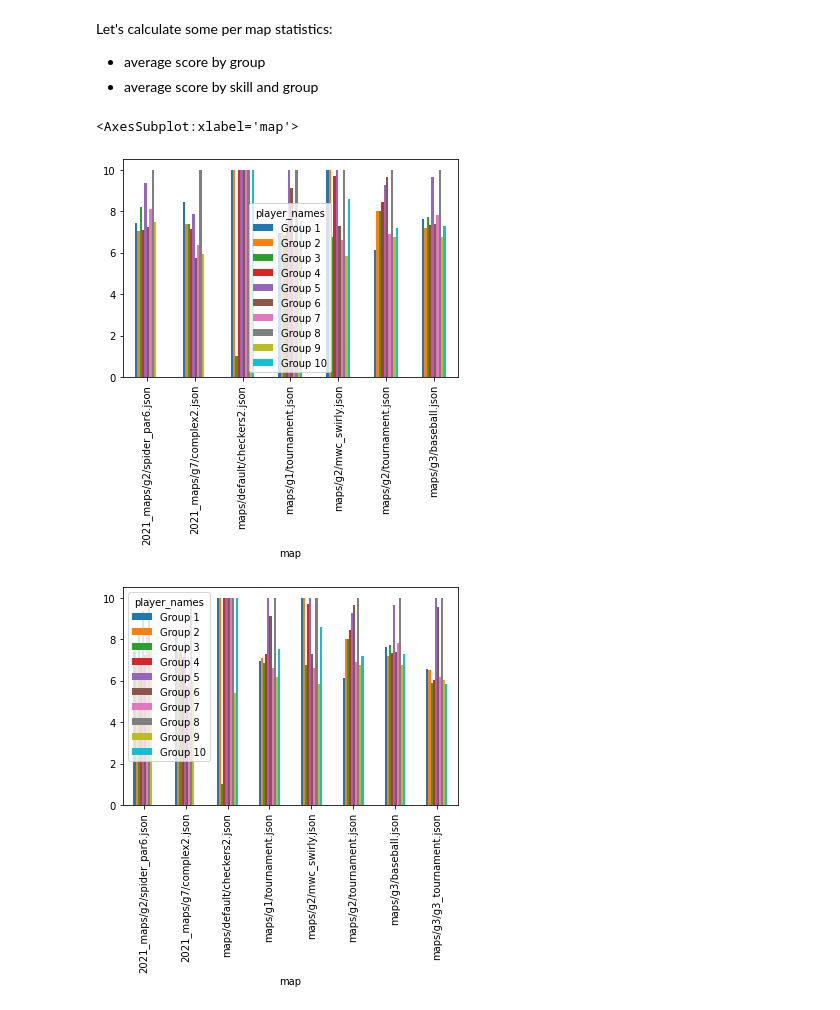
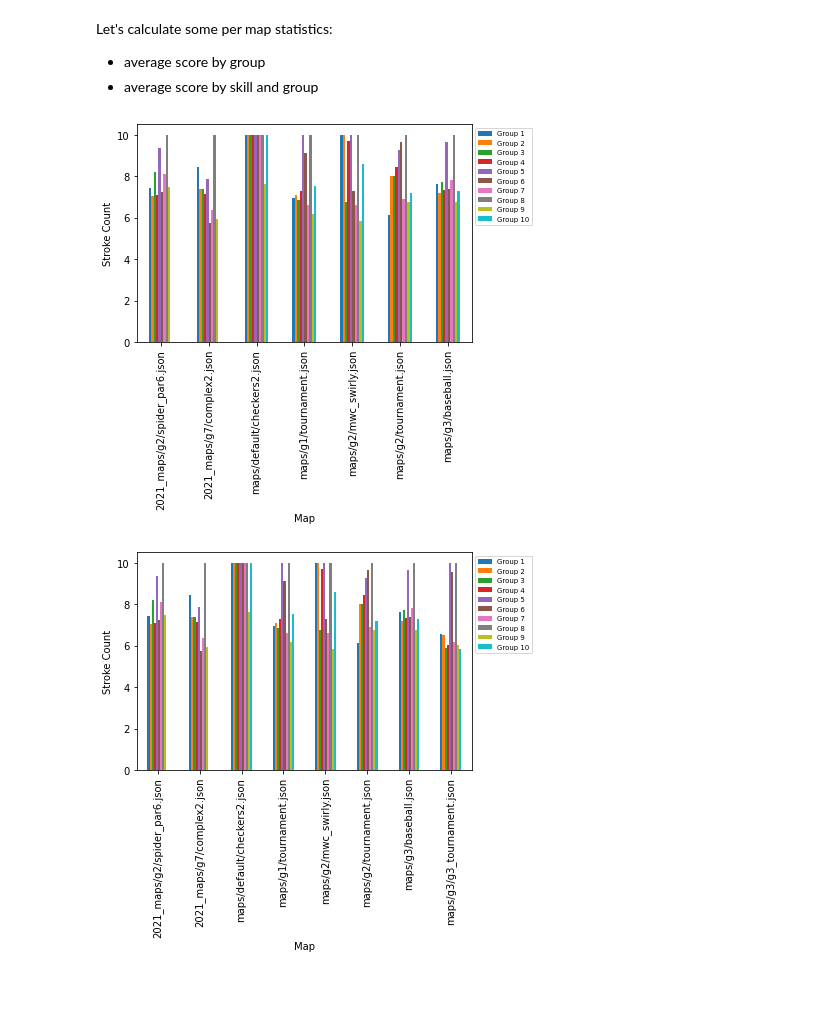
Before and after one commit to yunlanli/polygolf22, a Jupyter notebook: notebooks/tournament_result_analysis.ipynb, the cells around one changed output. Saved outputs shown, nothing was run; the diff lists cells and outputs as text; code cells hidden in the pictures.

```diff
--- a/notebooks/tournament_result_analysis.ipynb
+++ b/notebooks/tournament_result_analysis.ipynb
@@ -26,3 +32,6 @@ tournament_results.head()
+# %%
+def save_fig(df_plot, path):
+	df_plot.get_figure().savefig(path, bbox_inches='tight')
 # %% [markdown]
 ## Timeout Statistics
 
@@ -140,17 +186,28 @@ avg_scores_by_map_skill = base_df.groupby(['map', 'skills', 'player_names']).mea
 # %%
 # print(avg_scores_by_map)
 # print(avg_scores_by_map_skill)
 
 avg_scores_map_df = avg_scores_by_map.reset_index().pivot(index='map', columns='player_names', values='scores').reset_index()
 total_maps = len(avg_scores_map_df.index)
 hd, tl = math.floor(total_maps/2), math.ceil(total_maps/2)
 
-avg_scores_map_df.head(hd).plot.bar(x='map', y=groups)
-avg_scores_map_df.head(tl).plot.bar(x='map', y=groups)
+# plot
+scores_by_map_1 = avg_scores_map_df.head(hd).plot.bar(
+	x='map', y=groups,
+	xlabel='Map', ylabel='Stroke Count')
+scores_by_map_1.legend(loc='best', fontsize='x-small', bbox_to_anchor=(1,1))
+
+scores_by_map_2 = avg_scores_map_df.head(tl).plot.bar(
+	x='map', y=groups,
+	xlabel='Map', ylabel='Stroke Count')
+scores_by_map_2.legend(loc='best', fontsize='x-small', bbox_to_anchor=(1,1))
+
+# save figures
+save_fig(scores_by_map_1, 'graphs/avg_scores_by_map1_7.png')
+save_fig(scores_by_map_2, 'graphs/avg_scores_by_map8_15.png')
 # %% [output]
-<AxesSubplot:xlabel='map'>
-[figure, old version]
+[figure, new version]
-[figure, old version]
+[figure, new version]
 # %%
 avg_scores_map_skill_df = avg_scores_by_map_skill.reset_index()
 
```
Also changed, not shown: parts of 8 cells of this notebook.
